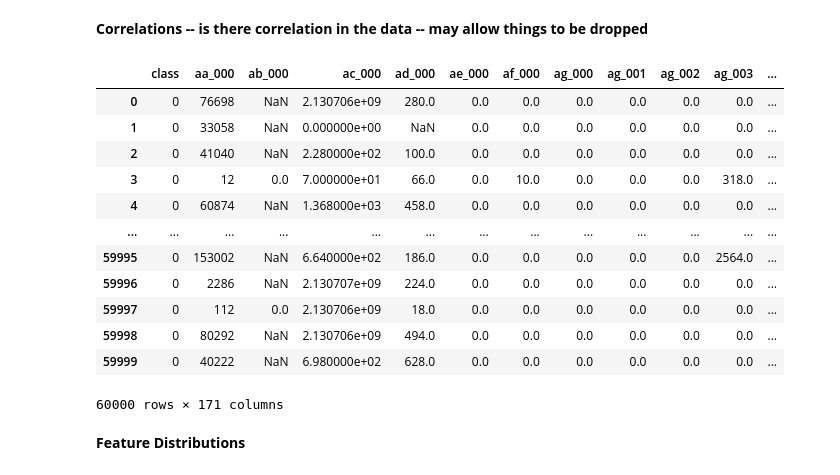
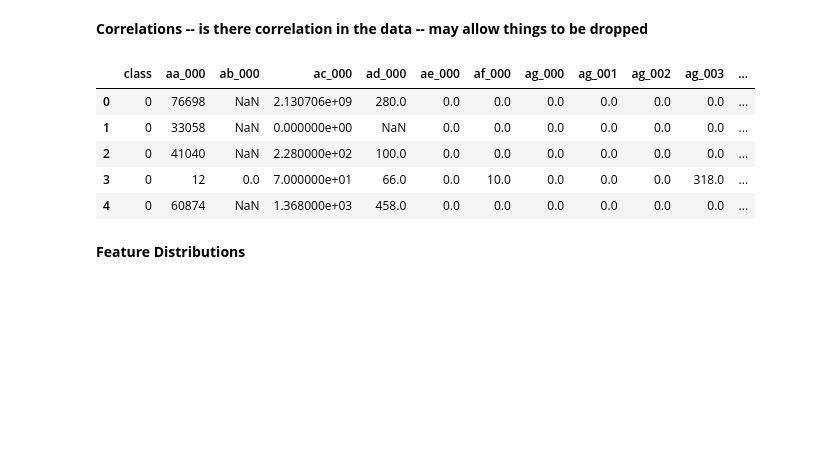
Before and after one commit to Lughaidh-w/DataPrep_ca1, a Jupyter notebook: CA1.ipynb, the cells around one changed output. Saved outputs shown, nothing was run; the diff lists cells and outputs as text; code cells hidden in the pictures; blank space fills up the shorter version.

```diff
--- a/CA1.ipynb
+++ b/CA1.ipynb
@@ -409,21 +457,14 @@ Percentage of 0 IQR features: 36.8
 # %% [markdown]
 <b>Correlations -- is there correlation in the data -- may allow things to be dropped
 # %%
-df
+df.head()
 # %% [output]
 |  | class | aa_000 | ab_000 | ac_000 | ad_000 | ae_000 | af_000 | ag_000 | ag_001 | ag_002 | ag_003 | ... |
 | 0 | 0 | 76698 | NaN | 2.130706e+09 | 280.0 | 0.0 | 0.0 | 0.0 | 0.0 | 0.0 | 0.0 | ... |
 | 1 | 0 | 33058 | NaN | 0.000000e+00 | NaN | 0.0 | 0.0 | 0.0 | 0.0 | 0.0 | 0.0 | ... |
 | 2 | 0 | 41040 | NaN | 2.280000e+02 | 100.0 | 0.0 | 0.0 | 0.0 | 0.0 | 0.0 | 0.0 | ... |
 | 3 | 0 | 12 | 0.0 | 7.000000e+01 | 66.0 | 0.0 | 10.0 | 0.0 | 0.0 | 0.0 | 318.0 | ... |
 | 4 | 0 | 60874 | NaN | 1.368000e+03 | 458.0 | 0.0 | 0.0 | 0.0 | 0.0 | 0.0 | 0.0 | ... |
-| ... | ... | ... | ... | ... | ... | ... | ... | ... | ... | ... | ... | ... |
-| 59995 | 0 | 153002 | NaN | 6.640000e+02 | 186.0 | 0.0 | 0.0 | 0.0 | 0.0 | 0.0 | 2564.0 | ... |
-| 59996 | 0 | 2286 | NaN | 2.130707e+09 | 224.0 | 0.0 | 0.0 | 0.0 | 0.0 | 0.0 | 0.0 | ... |
-| 59997 | 0 | 112 | 0.0 | 2.130706e+09 | 18.0 | 0.0 | 0.0 | 0.0 | 0.0 | 0.0 | 0.0 | ... |
-| 59998 | 0 | 80292 | NaN | 2.130706e+09 | 494.0 | 0.0 | 0.0 | 0.0 | 0.0 | 0.0 | 0.0 | ... |
-| 59999 | 0 | 40222 | NaN | 6.980000e+02 | 628.0 | 0.0 | 0.0 | 0.0 | 0.0 | 0.0 | 0.0 | ... |
-60000 rows × 171 columns
 # %% [markdown]
 <b>Feature Distributions
 # %% [markdown]
```
Also changed, not shown: parts of 152 cells of this notebook.
